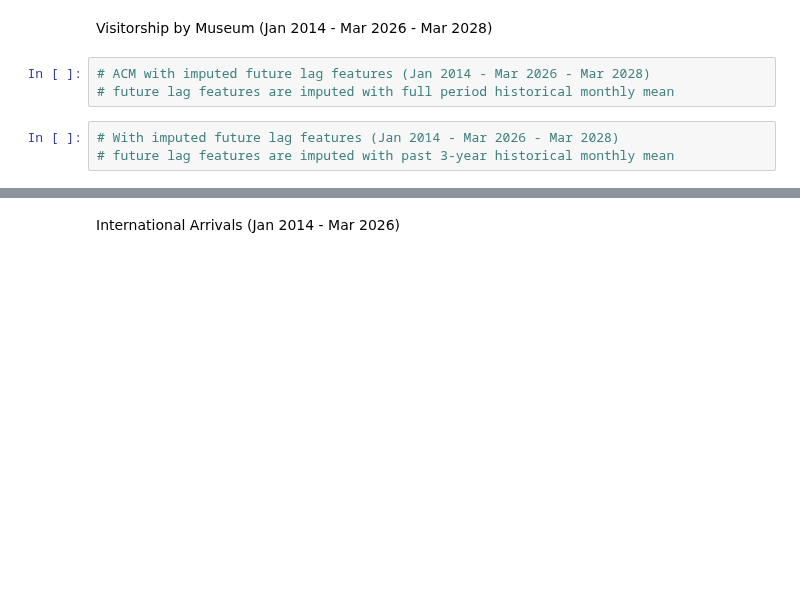
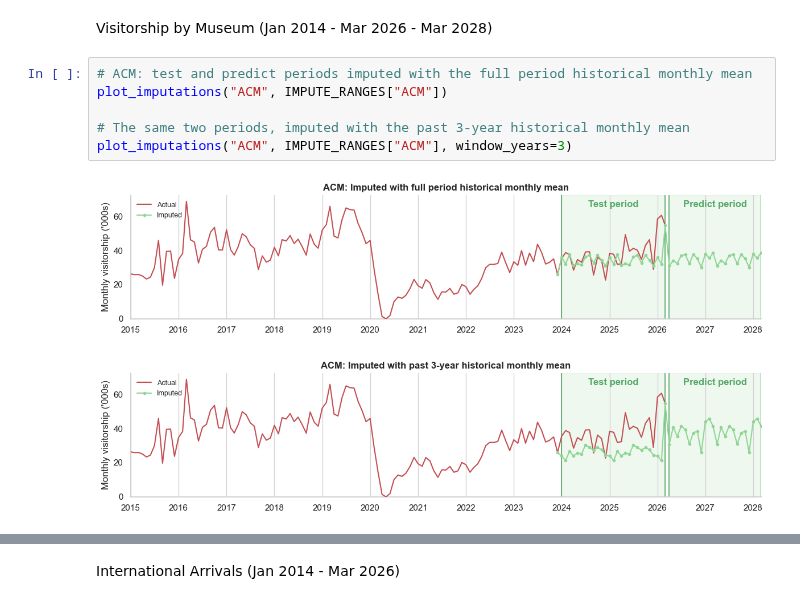
Before and after one commit to calvin4370/nhb-museum-visitorship-forecasting, a Jupyter notebook: notebooks/01_eda.ipynb, the cells around one changed output, grey strips where cells are left out. Saved outputs shown, nothing was run; the diff lists cells and outputs as text; blank space fills up the shorter version.

Commit message:
feat(eda): analyse effect of imputation methods on modelling accuracy

```diff
--- a/notebooks/01_eda.ipynb
+++ b/notebooks/01_eda.ipynb
@@ -583,9 +653,12 @@ Background:
 # %% [markdown]
 Visitorship by Museum (Jan 2014 - Mar 2026 - Mar 2028)
 # %%
-# ACM with imputed future lag features (Jan 2014 - Mar 2026 - Mar 2028)
-# future lag features are imputed with full period historical monthly mean
+# ACM: test and predict periods imputed with the full period historical monthly mean
+plot_imputations("ACM", IMPUTE_RANGES["ACM"])
+
+# The same two periods, imputed with the past 3-year historical monthly mean
+plot_imputations("ACM", IMPUTE_RANGES["ACM"], window_years=3)
+# %% [output]
+[figure, added]
+[figure, added]
-# %%
-# With imputed future lag features (Jan 2014 - Mar 2026 - Mar 2028)
-# future lag features are imputed with past 3-year historical monthly mean
 # %%
```
Also changed, not shown: parts of 14 cells of this notebook, 2 other files.
